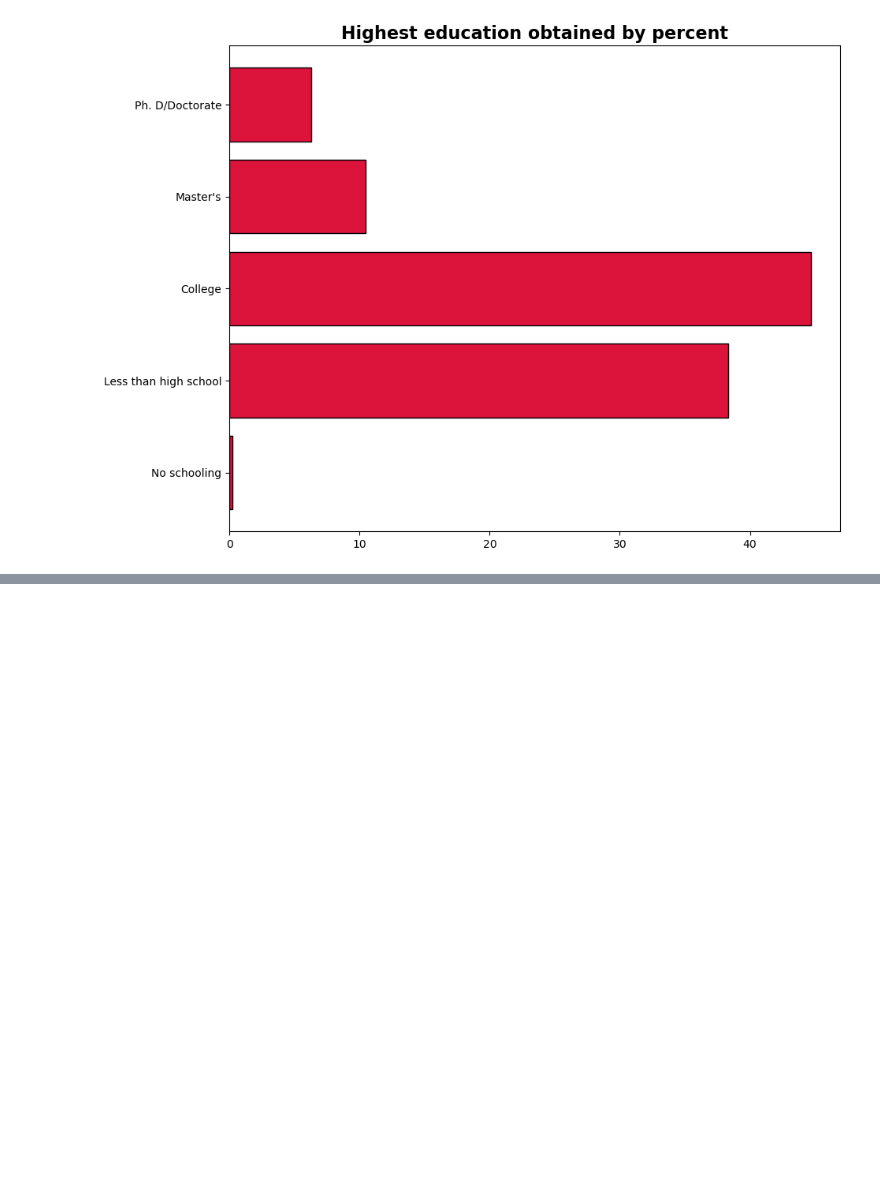
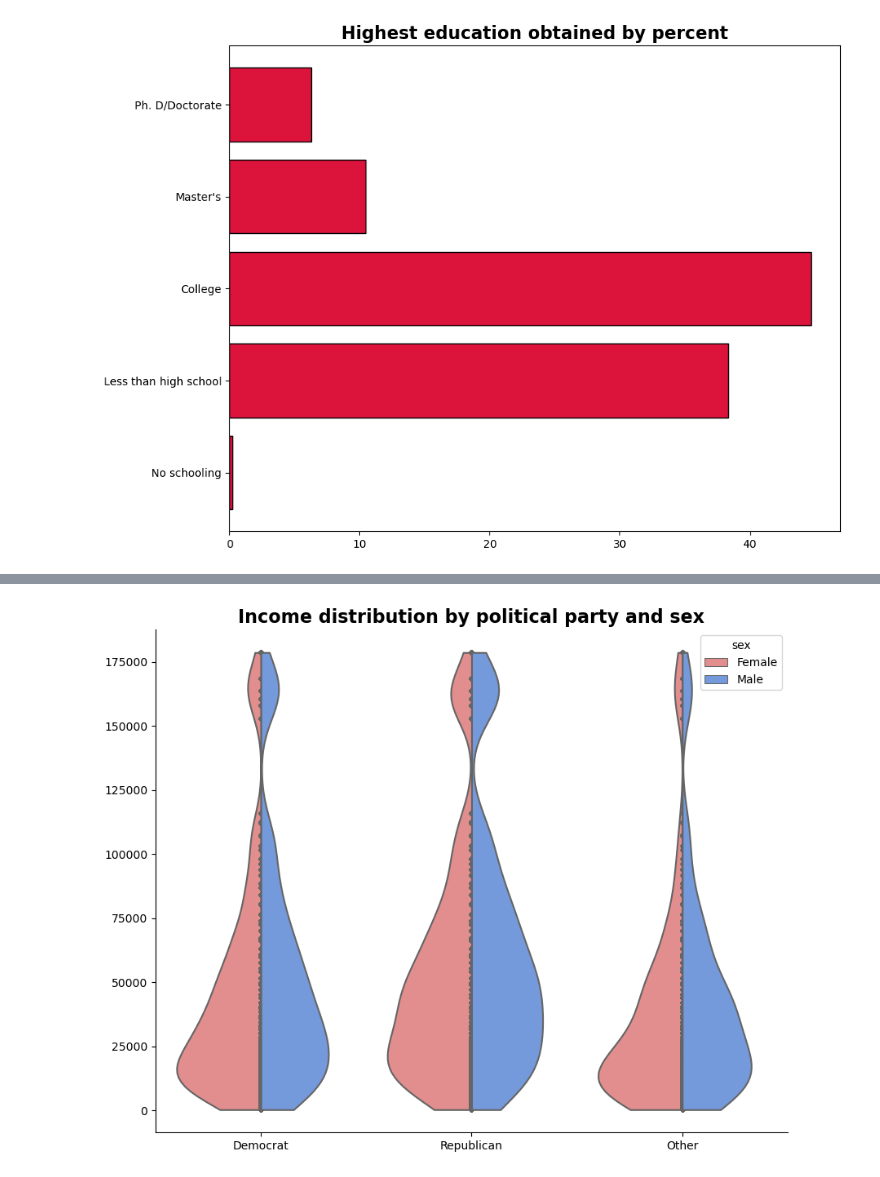
Before and after one commit to joshuamegnauth54/data765-intro-python-tutoring, a Jupyter notebook: thesis_2023/01_cleaning.ipynb, the cells around one changed output, grey strips where cells are left out. Drawn from its saved outputs; the diff is of its cells as text; code cells hidden in the pictures; blank space fills up the shorter version.

```diff
--- a/thesis_2023/01_cleaning.ipynb
+++ b/thesis_2023/01_cleaning.ipynb
@@ -61 +69,17 @@ theo = theo[
+# %%
+saf = saf.astype(
+    {
+        "year": "category",
+        "age": "Int64",
+        "educ": "Int64",
+        "degree": "Int64",
+        "letin1a": "Int64",
+        "sex": "Int64",
+        "race": "Int64",
+        "partyid": "Int64",
+        "othlang": "Int64",
+        "age_c": "Int64",
+        "decrease_imm": bool,
+    }
+)
 # %% [markdown]
@@ -112,3 +174,5 @@ Name: ethnic, dtype: int64
+# %%
+saf["sex"] = saf["sex"].map({1: "Male", 2: "Female"}).astype("category")
 # %% [markdown]
 ## Frequency table
 
@@ -195,0 +256,34 @@ saf
+# %%
+# Construct a Figure and Axes as usual
+violin_fig, violin_ax = plt.subplots(figsize=(10, 8))
+
+# Draw a violin plot on `violin_ax`
+# Only the first three arguments are necessary
+sns.violinplot(
+    saf,
+    x="pol_party",
+    y="coninc",
+    # Small multiples
+    hue="sex",
+    # Bandwidth estimation
+    bw="scott",
+    # Stop KDE data generation
+    cut=0,
+    # Draw observations instead of box plot
+    inner="point",
+    # Draw binary hue onto single violin
+    split=True,
+    palette={"Male": "cornflowerblue", "Female": "lightcoral"},
+    ax=violin_ax,
+)
+
+# Aesthetics
+_ = violin_ax.set_title(
+    "Income distribution by political party and sex", fontweight="bold", fontsize=16
+)
+# Remove x and y axis labels because they add nothing to the plot
+_ = violin_ax.set_xlabel(None)
+_ = violin_ax.set_ylabel(None)
+sns.despine(violin_fig, violin_ax)
+# %% [output]
+[figure, added]
```
Also changed, not shown: parts of 13 cells of this notebook, 5 other files.
